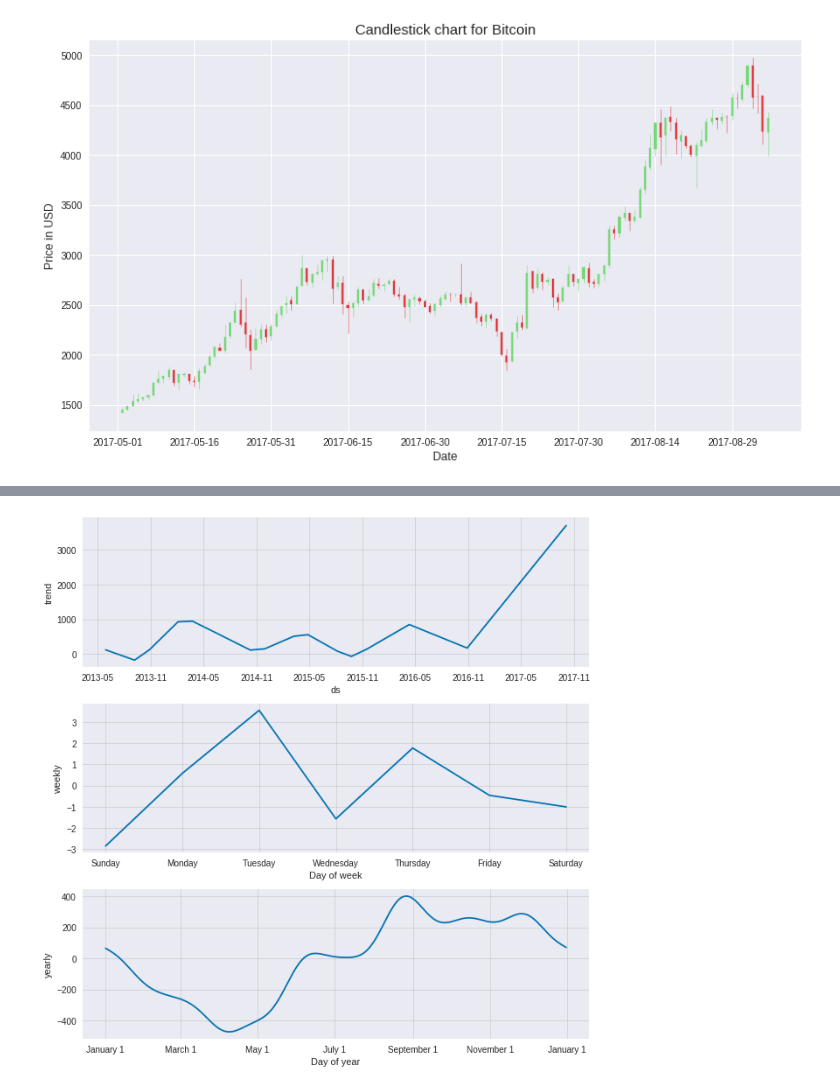
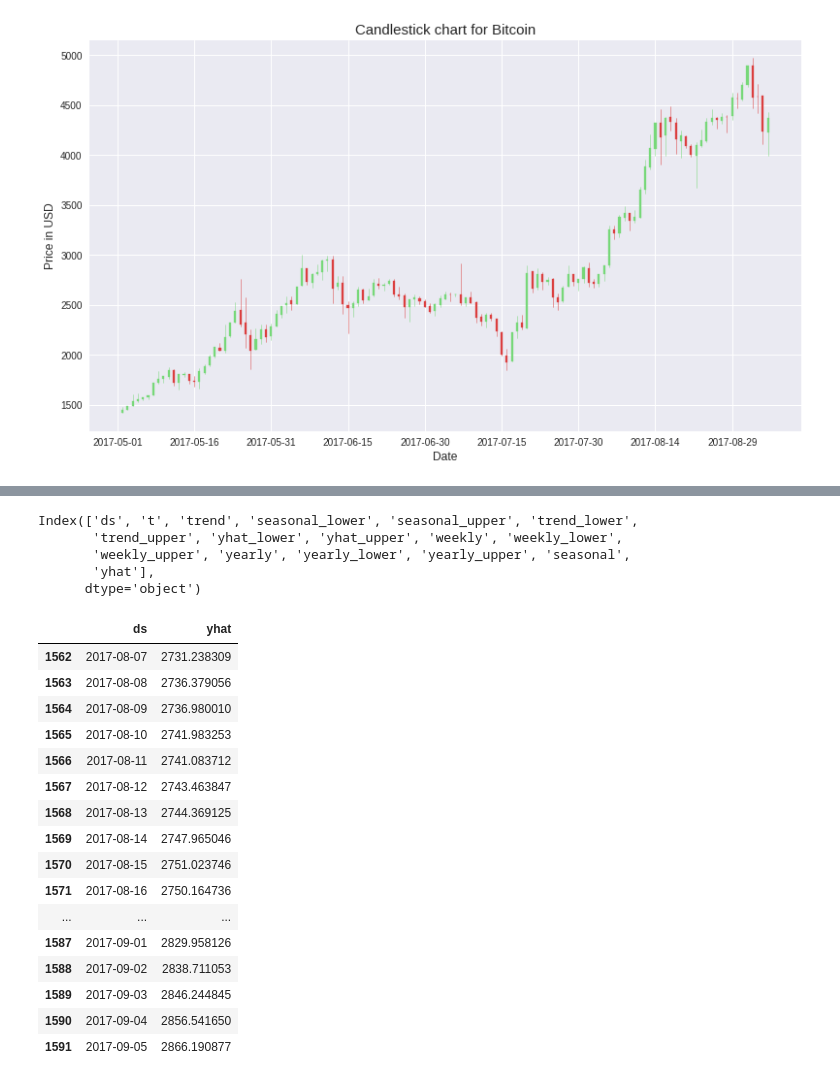
Before and after one commit to RohanVardhan/Cryptocurrency-Price-Prediction, a Jupyter notebook: Bitcoin_Prophet.ipynb, the cells around one changed output, grey strips where cells are left out. Cells and saved outputs as stored; diff of their text form; code cells hidden in the pictures.

```diff
--- a/Bitcoin_Prophet.ipynb
+++ b/Bitcoin_Prophet.ipynb
@@ -103,4 +112,2 @@ p = m.plot(forecast)
 # %%
-p = m.plot_components(forecast)
+#p = m.plot_components(forecast)
-# %% [output]
-[figure, removed]
@@ -106,0 +116,28 @@ p = m.plot_components(forecast)
+# %%
+forecast.columns
+# %% [output]
+Index(['ds', 't', 'trend', 'seasonal_lower', 'seasonal_upper', 'trend_lower',
+       'trend_upper', 'yhat_lower', 'yhat_upper', 'weekly', 'weekly_lower',
+       'weekly_upper', 'yearly', 'yearly_lower', 'yearly_upper', 'seasonal',
+       'yhat'],
+      dtype='object')
+# %%
+forecast.tail(30)[['ds','yhat']]
+# %% [output]
+|  | ds | yhat |
+| 1562 | 2017-08-07 | 2731.238309 |
+| 1563 | 2017-08-08 | 2736.379056 |
+| 1564 | 2017-08-09 | 2736.980010 |
+| 1565 | 2017-08-10 | 2741.983253 |
+| 1566 | 2017-08-11 | 2741.083712 |
+| 1567 | 2017-08-12 | 2743.463847 |
+| 1568 | 2017-08-13 | 2744.369125 |
+| 1569 | 2017-08-14 | 2747.965046 |
+| 1570 | 2017-08-15 | 2751.023746 |
+| 1571 | 2017-08-16 | 2750.164736 |
+| ... | ... | ... |
+| 1587 | 2017-09-01 | 2829.958126 |
+| 1588 | 2017-09-02 | 2838.711053 |
+| 1589 | 2017-09-03 | 2846.244845 |
+| 1590 | 2017-09-04 | 2856.541650 |
+| 1591 | 2017-09-05 | 2866.190877 |
```
Also changed, not shown: parts of 8 cells of this notebook, 2 other files.
